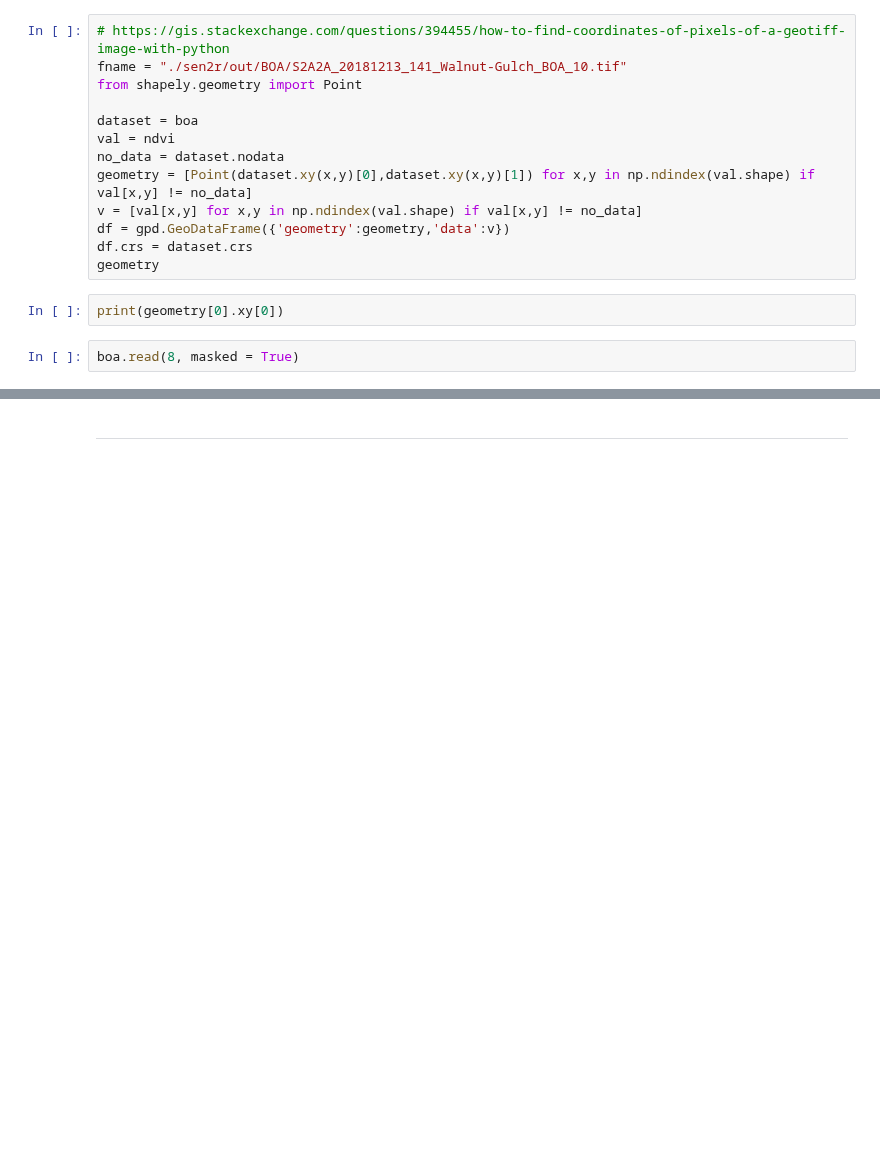
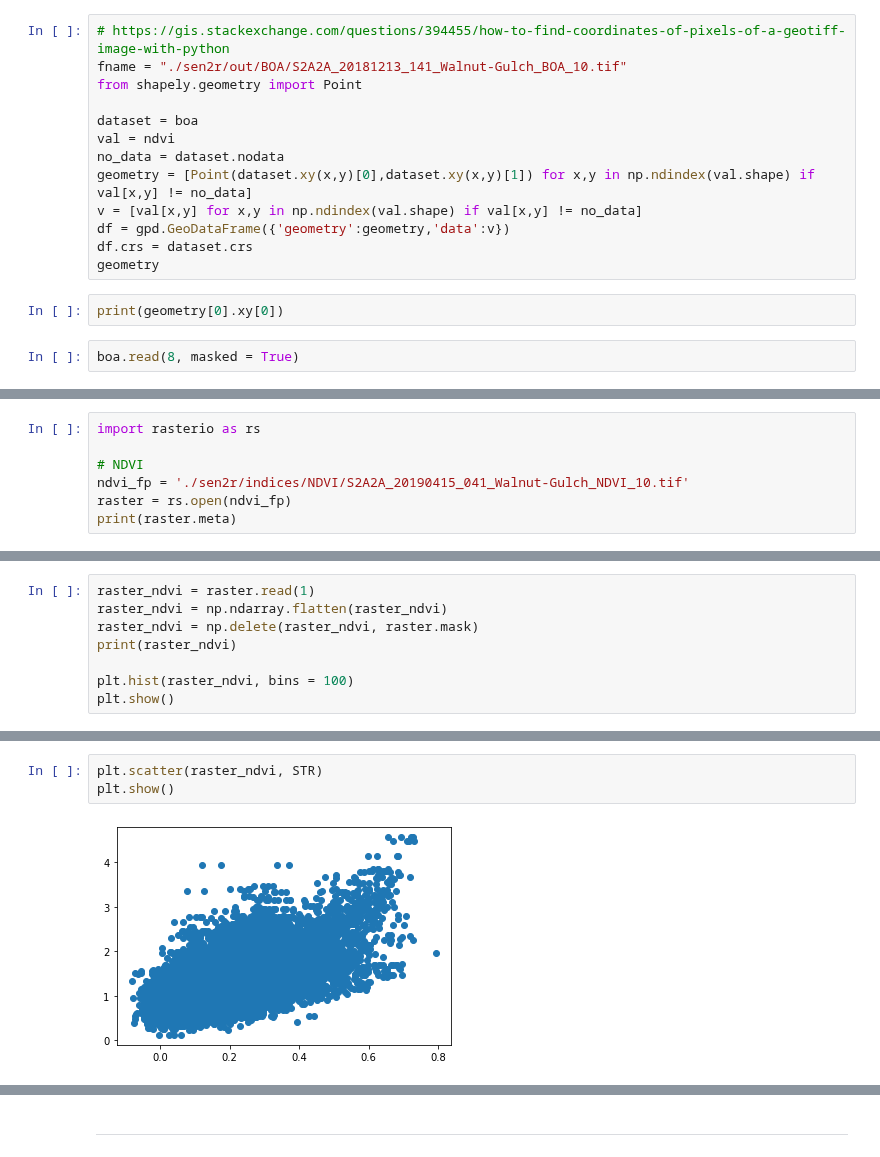
Before and after one commit to VicenteYago/OPTRAM, a Jupyter notebook: OPTRAM.ipynb, the cells around one changed output, grey strips where cells are left out. Saved outputs shown, nothing was run; the diff lists cells and outputs as text; blank space fills up the shorter version.

```diff
--- a/OPTRAM.ipynb
+++ b/OPTRAM.ipynb
@@ -436,0 +584,7 @@ boa.read(8, masked = True)
+# %%
+import rasterio as rs
+
+# NDVI
+ndvi_fp = './sen2r/indices/NDVI/S2A2A_20190415_041_Walnut-Gulch_NDVI_10.tif'
+raster = rs.open(ndvi_fp)
+print(raster.meta)
@@ -436,0 +594,8 @@ boa.read(8, masked = True)
+# %%
+raster_ndvi = raster.read(1)
+raster_ndvi = np.ndarray.flatten(raster_ndvi)
+raster_ndvi = np.delete(raster_ndvi, raster.mask)
+print(raster_ndvi)
+
+plt.hist(raster_ndvi, bins = 100)
+plt.show()
@@ -436,0 +657,5 @@ boa.read(8, masked = True)
+# %%
+plt.scatter(raster_ndvi, STR)
+plt.show()
+# %% [output]
+[figure, added]
```
Also changed, not shown: parts of 18 cells of this notebook.
